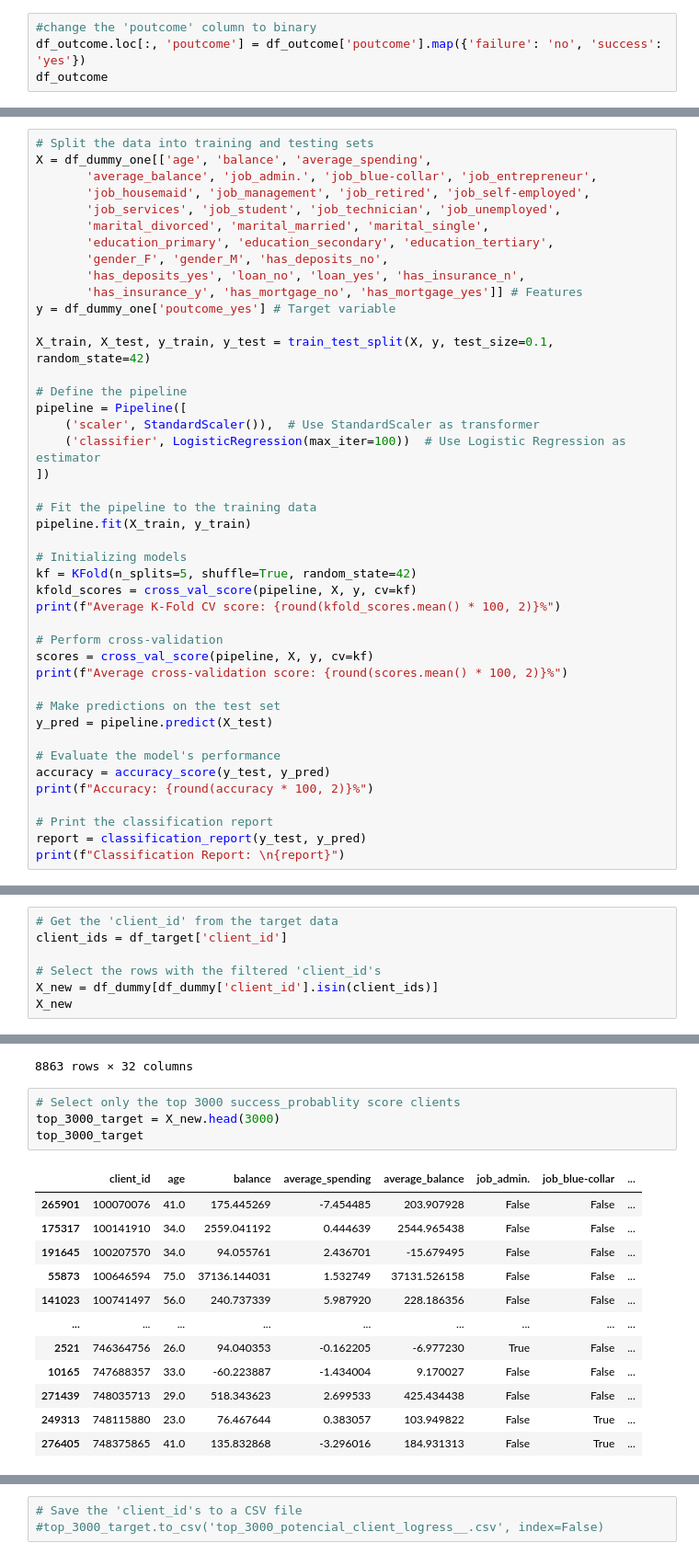
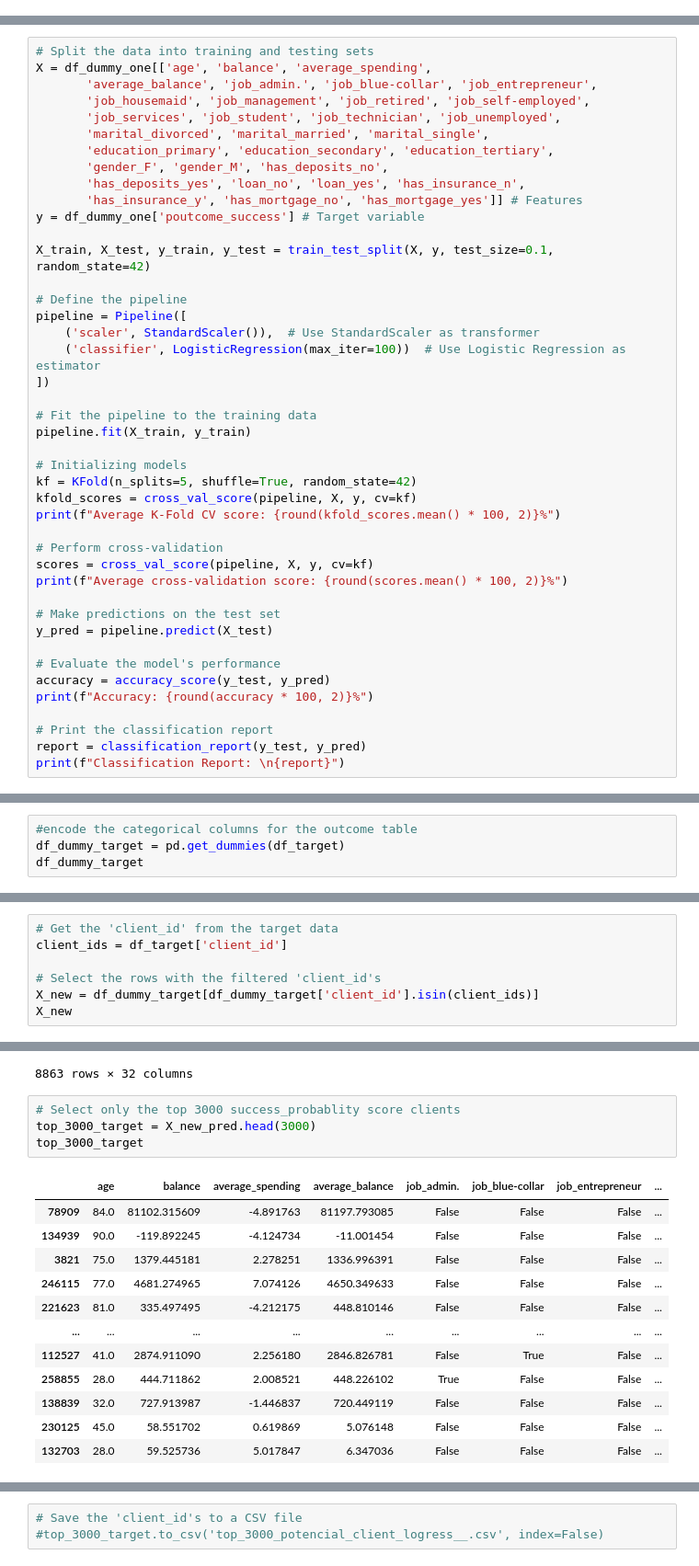
Before and after one commit to anvv4r/ML-for-Marketing, a Jupyter notebook: logress_model.ipynb, the cells around one changed output, grey strips where cells are left out. Shown at 92% size. Saved outputs shown, nothing was run; the diff lists cells and outputs as text.

```diff
--- a/logress_model.ipynb
+++ b/logress_model.ipynb
@@ -228,7 +210,3 @@ df_outcome
 | 187381 | 1997336391 | 30.0 | management | married | tertiary | M | yes | no | n | ... |
 | 232699 | 1999956516 | 32.0 | blue-collar | married | secondary | M | yes | no | n | ... |
 2299 rows × 14 columns
-# %%
-#change the 'poutcome' column to binary
-df_outcome.loc[:, 'poutcome'] = df_outcome['poutcome'].map({'failure': 'no', 'success': 'yes'})
-df_outcome
@@ -275,7 +239,7 @@ X = df_dummy_one[['age', 'balance', 'average_spending',
        'gender_F', 'gender_M', 'has_deposits_no',
        'has_deposits_yes', 'loan_no', 'loan_yes', 'has_insurance_n',
        'has_insurance_y', 'has_mortgage_no', 'has_mortgage_yes']] # Features
-y = df_dummy_one['poutcome_yes'] # Target variable
+y = df_dummy_one['poutcome_success'] # Target variable
 
 X_train, X_test, y_train, y_test = train_test_split(X, y, test_size=0.1, random_state=42)
 
@@ -346,3 +310,7 @@ df_target
 | 87099 | 1999715381 | 24.0 | blue-collar | married | secondary | M | yes | no | n | ... |
 | 89179 | 1999945413 | 39.0 | management | single | tertiary | F | yes | no | n | ... |
 8863 rows × 14 columns
+# %%
+#encode the categorical columns for the outcome table
+df_dummy_target = pd.get_dummies(df_target)
+df_dummy_target
@@ -351,7 +333,7 @@ df_target
 client_ids = df_target['client_id']
 
 # Select the rows with the filtered 'client_id's
-X_new = df_dummy[df_dummy['client_id'].isin(client_ids)]
+X_new = df_dummy_target[df_dummy_target['client_id'].isin(client_ids)]
 X_new
 # %% [output]
 |  | client_id | age | balance | average_spending | average_balance | job_admin. | job_blue-collar | ... |
@@ -442,18 +424,18 @@ X_new_pred
 8863 rows × 32 columns
 # %%
 # Select only the top 3000 success_probablity score clients
-top_3000_target = X_new.head(3000)
+top_3000_target = X_new_pred.head(3000)
 top_3000_target
 # %% [output]
-|  | client_id | age | balance | average_spending | average_balance | job_admin. | job_blue-collar | ... |
-| 265901 | 100070076 | 41.0 | 175.445269 | -7.454485 | 203.907928 | False | False | ... |
-| 175317 | 100141910 | 34.0 | 2559.041192 | 0.444639 | 2544.965438 | False | False | ... |
-| 191645 | 100207570 | 34.0 | 94.055761 | 2.436701 | -15.679495 | False | False | ... |
-| 55873 | 100646594 | 75.0 | 37136.144031 | 1.532749 | 37131.526158 | False | False | ... |
-| 141023 | 100741497 | 56.0 | 240.737339 | 5.987920 | 228.186356 | False | False | ... |
+|  | age | balance | average_spending | average_balance | job_admin. | job_blue-collar | job_entrepreneur | ... |
+| 78909 | 84.0 | 81102.315609 | -4.891763 | 81197.793085 | False | False | False | ... |
+| 134939 | 90.0 | -119.892245 | -4.124734 | -11.001454 | False | False | False | ... |
+| 3821 | 75.0 | 1379.445181 | 2.278251 | 1336.996391 | False | False | False | ... |
+| 246115 | 77.0 | 4681.274965 | 7.074126 | 4650.349633 | False | False | False | ... |
+| 221623 | 81.0 | 335.497495 | -4.212175 | 448.810146 | False | False | False | ... |
 | ... | ... | ... | ... | ... | ... | ... | ... | ... |
-| 2521 | 746364756 | 26.0 | 94.040353 | -0.162205 | -6.977230 | True | False | ... |
-| 10165 | 747688357 | 33.0 | -60.223887 | -1.434004 | 9.170027 | False | False | ... |
-| 271439 | 748035713 | 29.0 | 518.343623 | 2.699533 | 425.434438 | False | False | ... |
-| 249313 | 748115880 | 23.0 | 76.467644 | 0.383057 | 103.949822 | False | True | ... |
-| 276405 | 748375865 | 41.0 | 135.832868 | -3.296016 | 184.931313 | False | True | ... |
+| 112527 | 41.0 | 2874.911090 | 2.256180 | 2846.826781 | False | True | False | ... |
+| 258855 | 28.0 | 444.711862 | 2.008521 | 448.226102 | True | False | False | ... |
+| 138839 | 32.0 | 727.913987 | -1.446837 | 720.449119 | False | False | False | ... |
+| 230125 | 45.0 | 58.551702 | 0.619869 | 5.076148 | False | False | False | ... |
+| 132703 | 28.0 | 59.525736 | 5.017847 | 6.347036 | False | False | False | ... |
```
Also changed, not shown: parts of 5 cells of this notebook, 3 other files.
